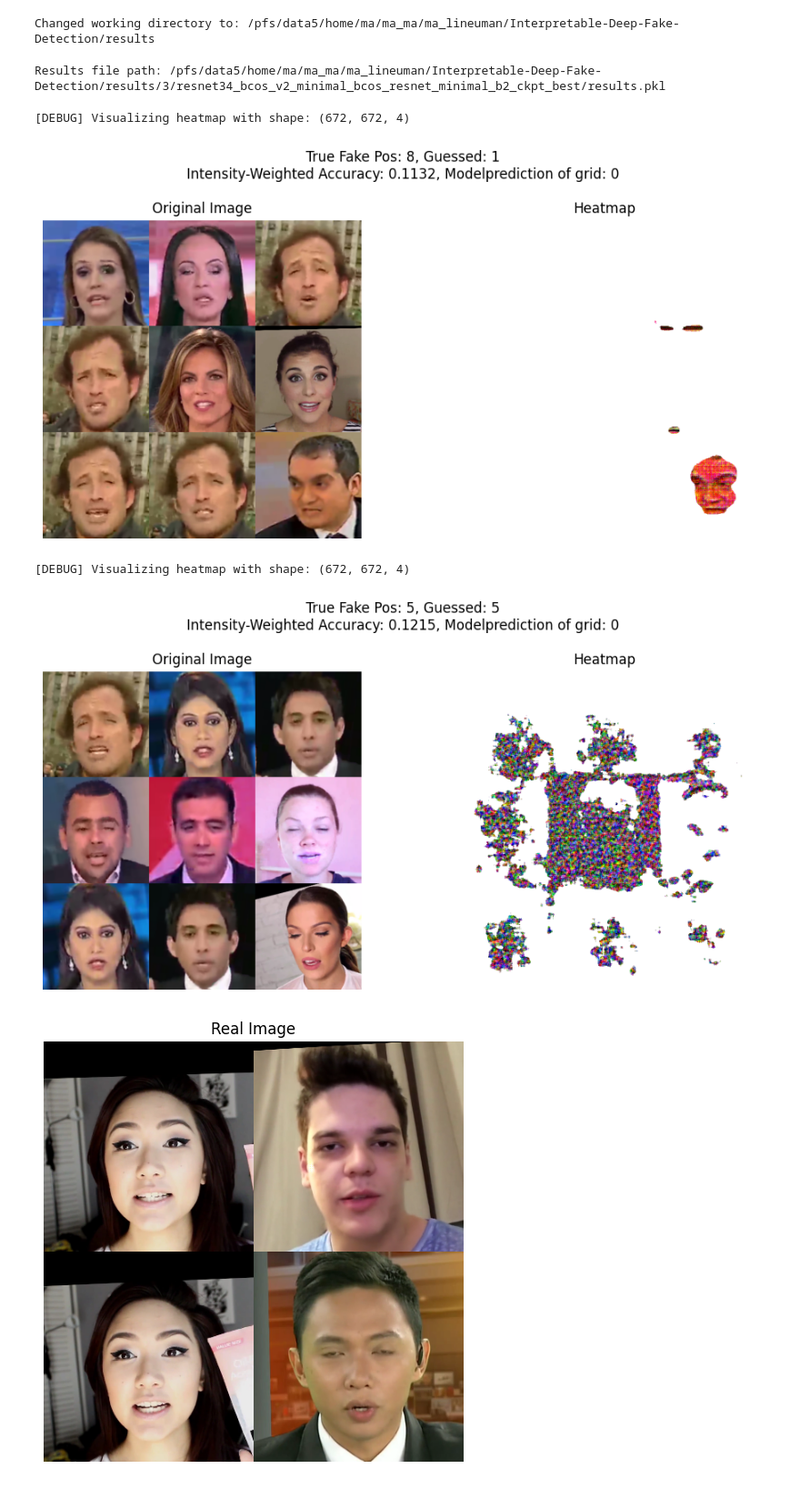
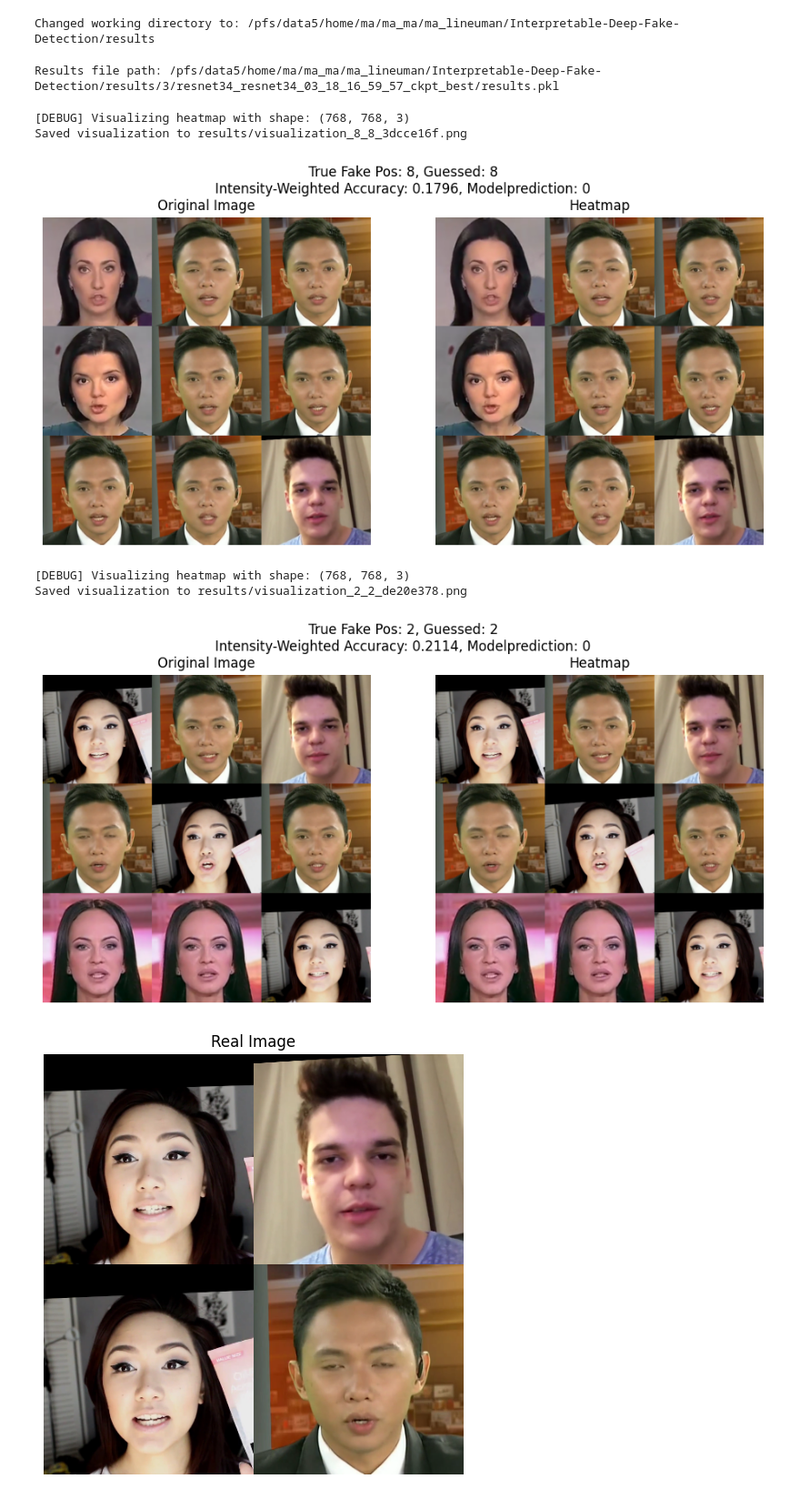
Before and after one commit to nilsbecker0711/Interpretable-Deep-Fake-Detection, a Jupyter notebook: results/VisulizeGPG.ipynb, the cells around one changed output. Shown at 91% size. Drawn from its saved outputs; the diff is of its cells as text; code cells hidden in the pictures.

```diff
--- a/results/VisulizeGPG.ipynb
+++ b/results/VisulizeGPG.ipynb
@@ -14,12 +14,12 @@ import pickle
 import matplotlib.pyplot as plt
 
 # Adjust the path: go up two levels from the current working directory to the project root.
-results_file = os.path.join( "3", #"resnet34_resnet34_03_18_16_59_57_ckpt_best",
-                            "resnet34_bcos_v2_minimal_bcos_resnet_minimal_b2_ckpt_best",
+results_file = os.path.join( "3", "resnet34_resnet34_03_18_16_59_57_ckpt_best",
+                            #"resnet34_bcos_v2_minimal_bcos_resnet_minimal_b2_ckpt_best",
                             "results.pkl")
 print("Results file path:", os.path.abspath(results_file))
 # %% [output]
-Results file path: /pfs/data5/home/ma/ma_ma/ma_lineuman/Interpretable-Deep-Fake-Detection/results/3/resnet34_bcos_v2_minimal_bcos_resnet_minimal_b2_ckpt_best/results.pkl
+Results file path: /pfs/data5/home/ma/ma_ma/ma_lineuman/Interpretable-Deep-Fake-Detection/results/3/resnet34_resnet34_03_18_16_59_57_ckpt_best/results.pkl
 # %%
 import matplotlib.pyplot as plt
 
@@ -54,27 +101,29 @@ def visualize(img_np, heatmap, true_fake_pos, guessed_fake_position,
 # %%
 # Let's assume you have loaded results as before:
 with open(results_file, "rb") as f:
     results = pickle.load(f)
 
 # Take the first result for demonstration.
 
 for result in results:
     sample = result
     img_np = sample["original_image"]      # Your original image in NumPy format.
     heatmap = sample["heatmap"]              # The generated heatmap.
     true_fake_pos = sample["true_fake_position"]
     guessed_fake_position = sample["guessed_fake_position"]
     model_prediction = sample["model_prediction"]
     intensity_weighted_accuracy = sample.get("accuracy", 0.0)
     grid_split = 3  # or whatever grid_split was used during evaluation.
 
     # Now visualize:
-    visualize(img_np, heatmap, true_fake_pos, guessed_fake_position, intensity_weighted_accuracy, grid_split,model_prediction)
+    visualize_and_save(img_np, heatmap, true_fake_pos, guessed_fake_position, intensity_weighted_accuracy, grid_split,model_prediction)
 # %% [output]
-[DEBUG] Visualizing heatmap with shape: (672, 672, 4)
+[DEBUG] Visualizing heatmap with shape: (768, 768, 3)
+Saved visualization to results/visualization_8_8_3dcce16f.png
-[figure, old version]
+[figure, new version]
-[DEBUG] Visualizing heatmap with shape: (672, 672, 4)
+[DEBUG] Visualizing heatmap with shape: (768, 768, 3)
+Saved visualization to results/visualization_2_2_de20e378.png
-[figure, old version]
+[figure, new version]
 # %%
 def visualize_real_image(img_np):
     """
```
Also changed, not shown: parts of 2 cells of this notebook, 3 other files.
